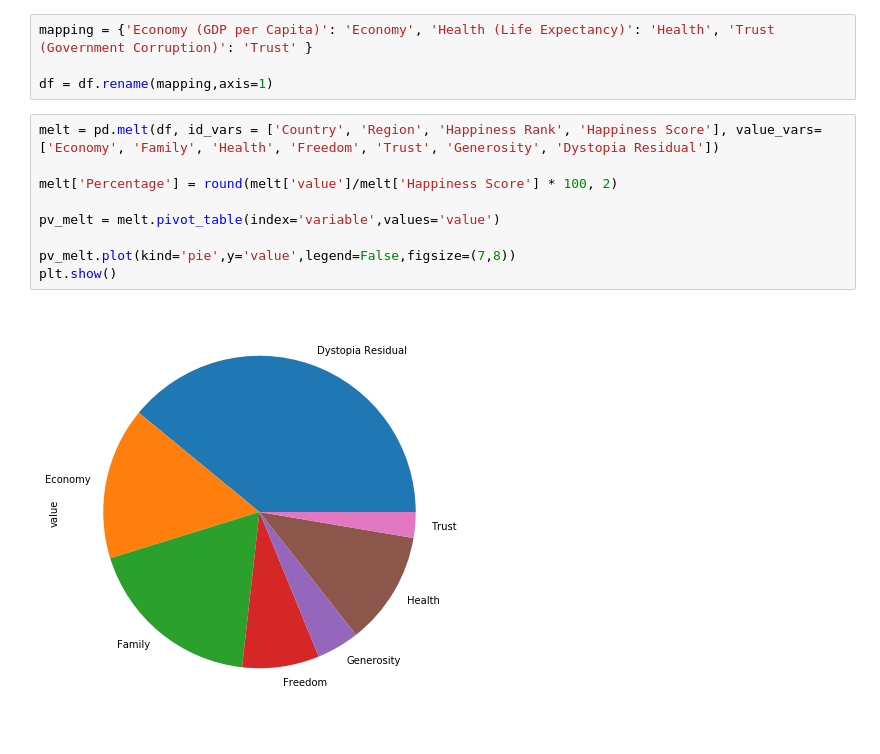
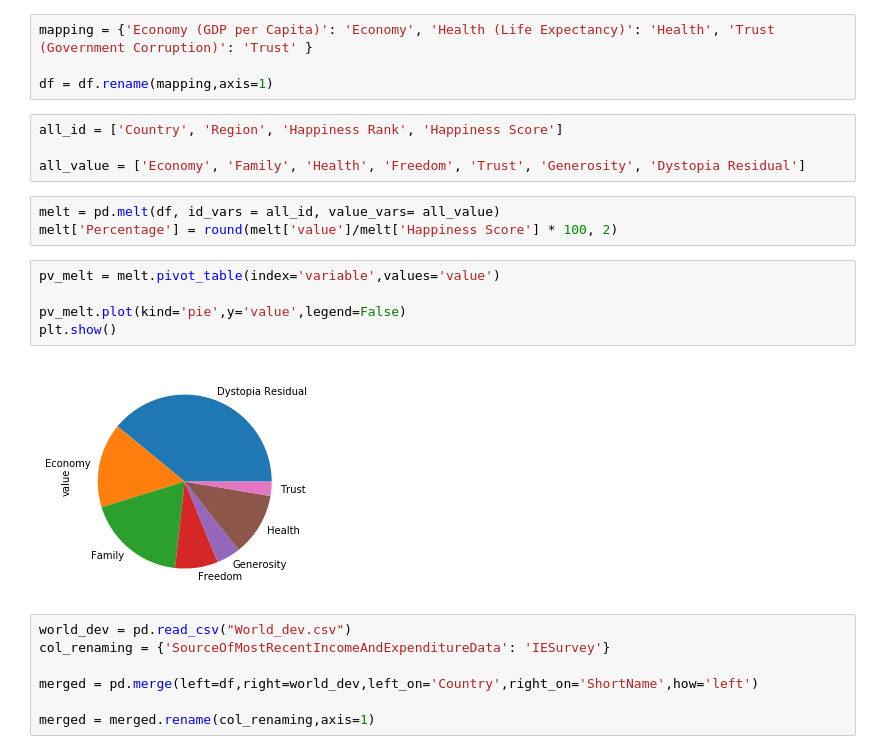
Before and after one commit to pratik-276/Data-Analysis-Projects, a Jupyter notebook: World Happiness Score Analysis/World Happiness Score.ipynb, the cells around one changed output. Cells and saved outputs as stored; diff of their text form.

```diff
--- a/World Happiness Score Analysis/World Happiness Score.ipynb
+++ b/World Happiness Score Analysis/World Happiness Score.ipynb
@@ -101,14 +101,24 @@ pv_happiness.plot(kind='barh',xlim=(0,10),title="Mean Happiness Scores by Region
 mapping = {'Economy (GDP per Capita)': 'Economy', 'Health (Life Expectancy)': 'Health', 'Trust (Government Corruption)': 'Trust' }
 
 df = df.rename(mapping,axis=1)
+# %%
+all_id = ['Country', 'Region', 'Happiness Rank', 'Happiness Score']
+
+all_value = ['Economy', 'Family', 'Health', 'Freedom', 'Trust', 'Generosity', 'Dystopia Residual']
+# %%
+melt = pd.melt(df, id_vars = all_id, value_vars= all_value)
+melt['Percentage'] = round(melt['value']/melt['Happiness Score'] * 100, 2)
 # %%
-melt = pd.melt(df, id_vars = ['Country', 'Region', 'Happiness Rank', 'Happiness Score'], value_vars= ['Economy', 'Family', 'Health', 'Freedom', 'Trust', 'Generosity', 'Dystopia Residual'])
-
-melt['Percentage'] = round(melt['value']/melt['Happiness Score'] * 100, 2)
-
 pv_melt = melt.pivot_table(index='variable',values='value')
 
-pv_melt.plot(kind='pie',y='value',legend=False,figsize=(7,8))
+pv_melt.plot(kind='pie',y='value',legend=False)
 plt.show()
 # %% [output]
-[figure, old version]
+[figure, new version]
+# %%
+world_dev = pd.read_csv("World_dev.csv")
+col_renaming = {'SourceOfMostRecentIncomeAndExpenditureData': 'IESurvey'}
+
+merged = pd.merge(left=df,right=world_dev,left_on='Country',right_on='ShortName',how='left')
+
+merged = merged.rename(col_renaming,axis=1)
```
Also changed, not shown: parts of 2 cells of this notebook.
